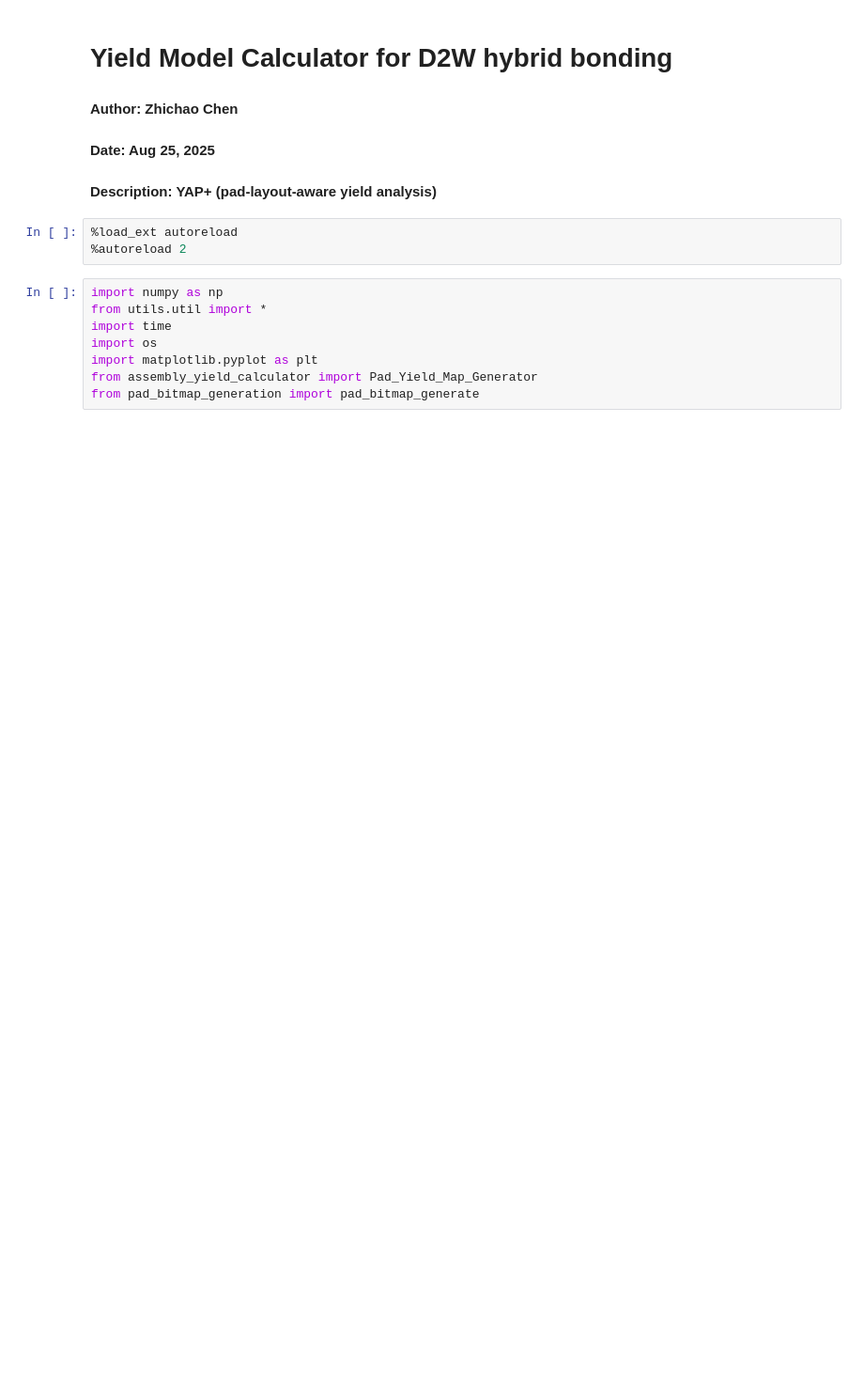
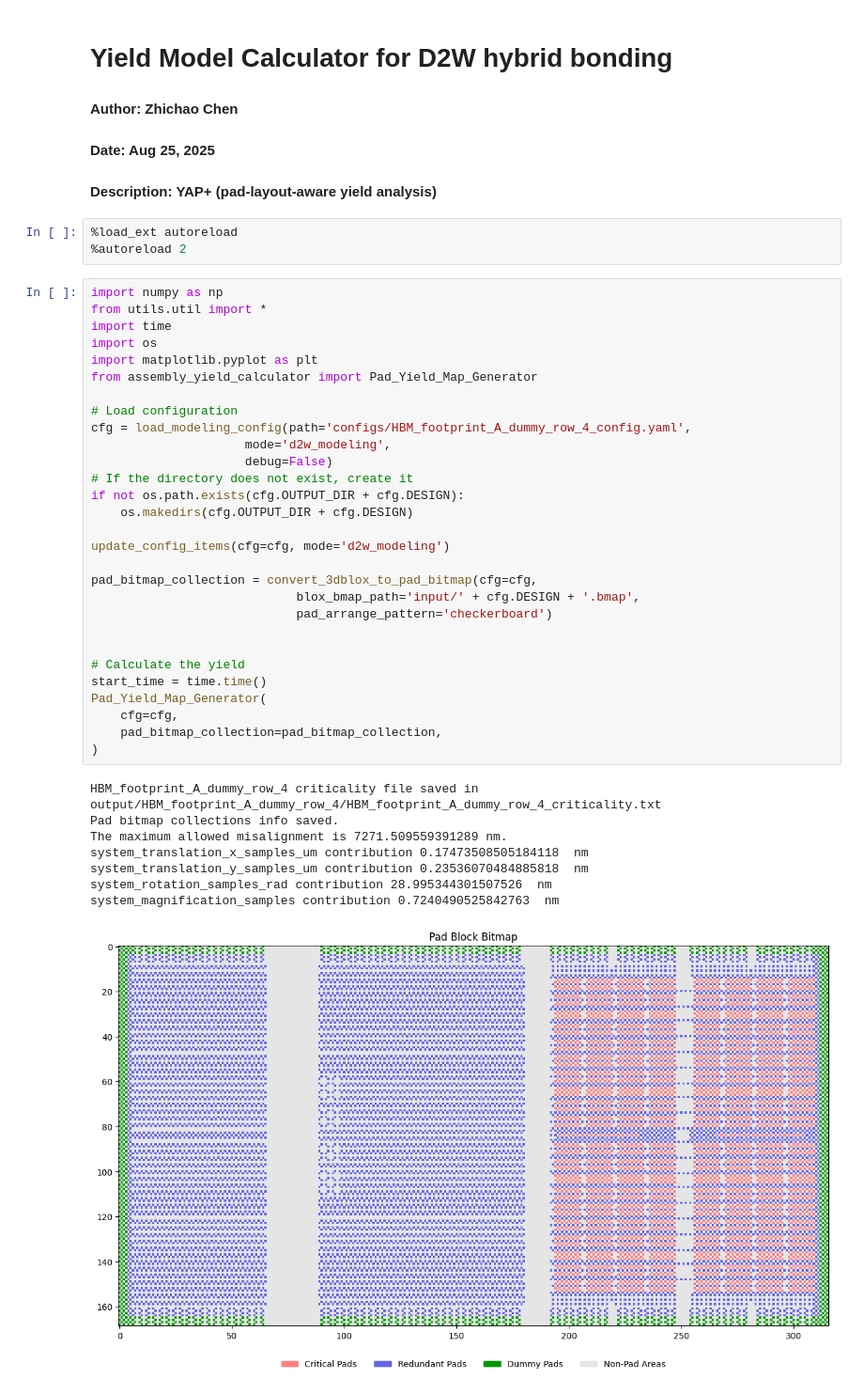
Before and after one commit to nanocad-lab/YAP, a Jupyter notebook: D2W/calculator_main.ipynb, the cells around one changed output. Shown at 94% size. Cells and saved outputs as stored; diff of their text form; blank space fills up the shorter version.

Commit message:
Wrapped D2W. Waiting for Cain's debug to debond.py

```diff
--- a/D2W/calculator_main.ipynb
+++ b/D2W/calculator_main.ipynb
@@ -6,11 +6,41 @@
 # %%
 %load_ext autoreload
 %autoreload 2
-# %%
-import numpy as np
-from utils.util import *
-import time
-import os
-import matplotlib.pyplot as plt
-from assembly_yield_calculator import Pad_Yield_Map_Generator
-from pad_bitmap_generation import pad_bitmap_generate
+# %%
+import numpy as np
+from utils.util import *
+import time
+import os
+import matplotlib.pyplot as plt
+from assembly_yield_calculator import Pad_Yield_Map_Generator
+
+# Load configuration
+cfg = load_modeling_config(path='configs/HBM_footprint_A_dummy_row_4_config.yaml',
+                     mode='d2w_modeling',
+                     debug=False)
+# If the directory does not exist, create it
+if not os.path.exists(cfg.OUTPUT_DIR + cfg.DESIGN):
+    os.makedirs(cfg.OUTPUT_DIR + cfg.DESIGN)
+
+update_config_items(cfg=cfg, mode='d2w_modeling')
+
+pad_bitmap_collection = convert_3dblox_to_pad_bitmap(cfg=cfg,
+                            blox_bmap_path='input/' + cfg.DESIGN + '.bmap',
+                            pad_arrange_pattern='checkerboard')
+
+
+# Calculate the yield
+start_time = time.time()
+Pad_Yield_Map_Generator(
+    cfg=cfg,
+    pad_bitmap_collection=pad_bitmap_collection,
+)
+# %% [output]
+HBM_footprint_A_dummy_row_4 criticality file saved in  output/HBM_footprint_A_dummy_row_4/HBM_footprint_A_dummy_row_4_criticality.txt
+Pad bitmap collections info saved.
+The maximum allowed misalignment is 7271.509559391289 nm.
+system_translation_x_samples_um contribution 0.17473508505184118  nm
+system_translation_y_samples_um contribution 0.23536070484885818  nm
+system_rotation_samples_rad contribution 28.995344301507526  nm
+system_magnification_samples contribution 0.7240490525842763  nm
+[figure, added]
```
Also changed, not shown: parts of 3 cells of this notebook, 51 other files.
